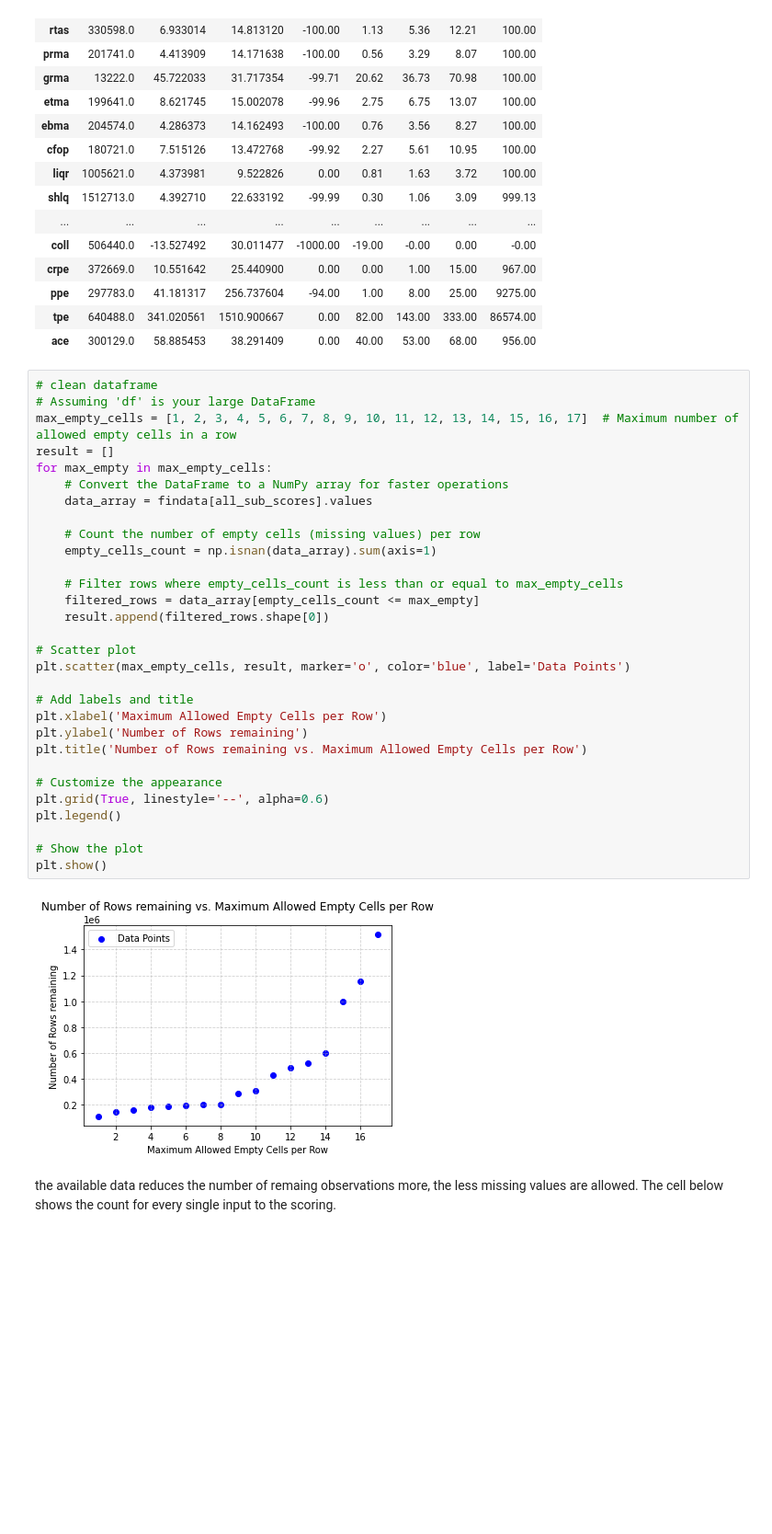
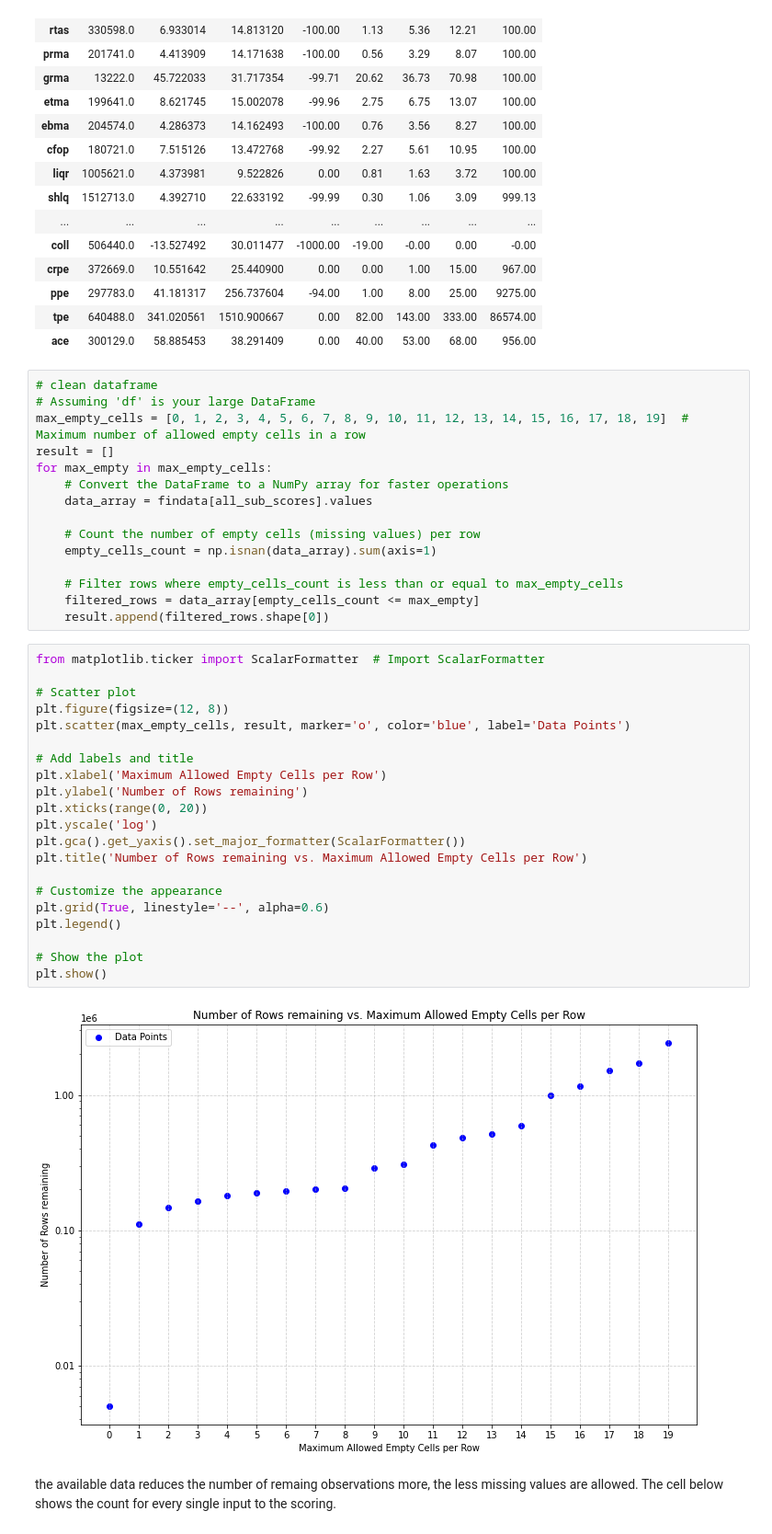
Before and after one commit to yanghang0918/Kununu_Review_Sentiment_Analysis, a Jupyter notebook: data/financial_data.ipynb, the cells around one changed output. Shown: that part at 92% size. Drawn from its saved outputs; the diff is of its cells as text; blank space fills up the shorter version.

```diff
--- a/data/financial_data.ipynb
+++ b/data/financial_data.ipynb
@@ -136,7 +136,7 @@ findata[all_sub_scores].describe(include='all').T
 # %%
 # clean dataframe
 # Assuming 'df' is your large DataFrame
-max_empty_cells = [1, 2, 3, 4, 5, 6, 7, 8, 9, 10, 11, 12, 13, 14, 15, 16, 17]  # Maximum number of allowed empty cells in a row
+max_empty_cells = [0, 1, 2, 3, 4, 5, 6, 7, 8, 9, 10, 11, 12, 13, 14, 15, 16, 17, 18, 19]  # Maximum number of allowed empty cells in a row
 result = []
 for max_empty in max_empty_cells:
     # Convert the DataFrame to a NumPy array for faster operations
@@ -148,23 +148,29 @@ for max_empty in max_empty_cells:
     # Filter rows where empty_cells_count is less than or equal to max_empty_cells
     filtered_rows = data_array[empty_cells_count <= max_empty]
     result.append(filtered_rows.shape[0])
-
-# Scatter plot
-plt.scatter(max_empty_cells, result, marker='o', color='blue', label='Data Points')
-
-# Add labels and title
-plt.xlabel('Maximum Allowed Empty Cells per Row')
-plt.ylabel('Number of Rows remaining')
-plt.title('Number of Rows remaining vs. Maximum Allowed Empty Cells per Row')
-
-# Customize the appearance
-plt.grid(True, linestyle='--', alpha=0.6)
-plt.legend()
-
-# Show the plot
-plt.show()
-# %% [output]
-[figure, removed]
+# %%
+from matplotlib.ticker import ScalarFormatter  # Import ScalarFormatter
+
+# Scatter plot
+plt.figure(figsize=(12, 8))
+plt.scatter(max_empty_cells, result, marker='o', color='blue', label='Data Points')
+
+# Add labels and title
+plt.xlabel('Maximum Allowed Empty Cells per Row')
+plt.ylabel('Number of Rows remaining')
+plt.xticks(range(0, 20))
+plt.yscale('log')
+plt.gca().get_yaxis().set_major_formatter(ScalarFormatter())
+plt.title('Number of Rows remaining vs. Maximum Allowed Empty Cells per Row')
+
+# Customize the appearance
+plt.grid(True, linestyle='--', alpha=0.6)
+plt.legend()
+
+# Show the plot
+plt.show()
+# %% [output]
+[figure, added]
 # %% [markdown]
 the available data reduces the number of remaing observations more, the less missing values are allowed. The cell below shows the count for every single input to the scoring.
 # %%
```
Also changed, not shown: parts of 1 cell of this notebook.
